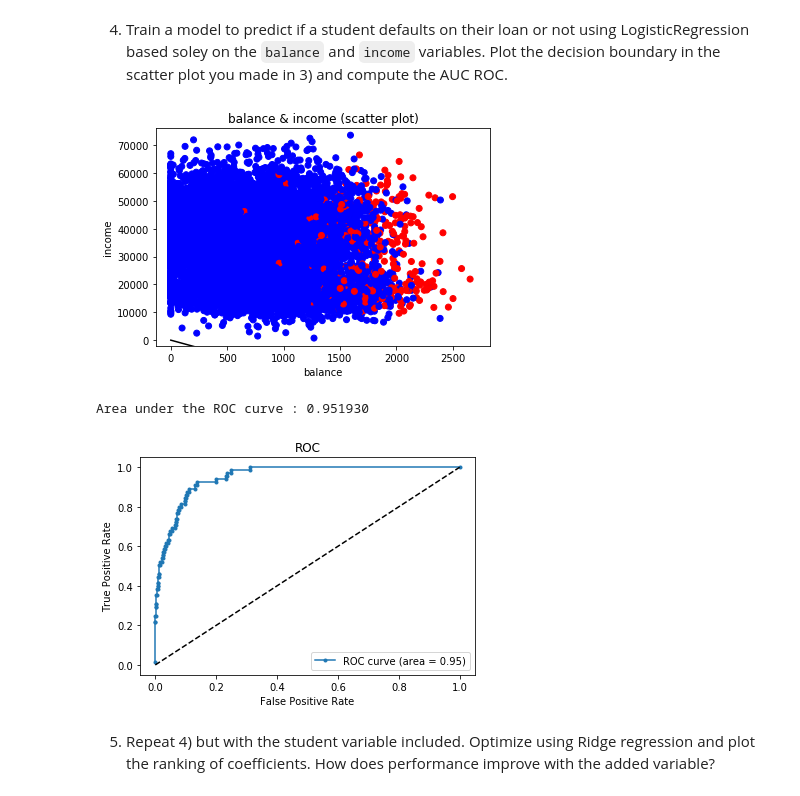
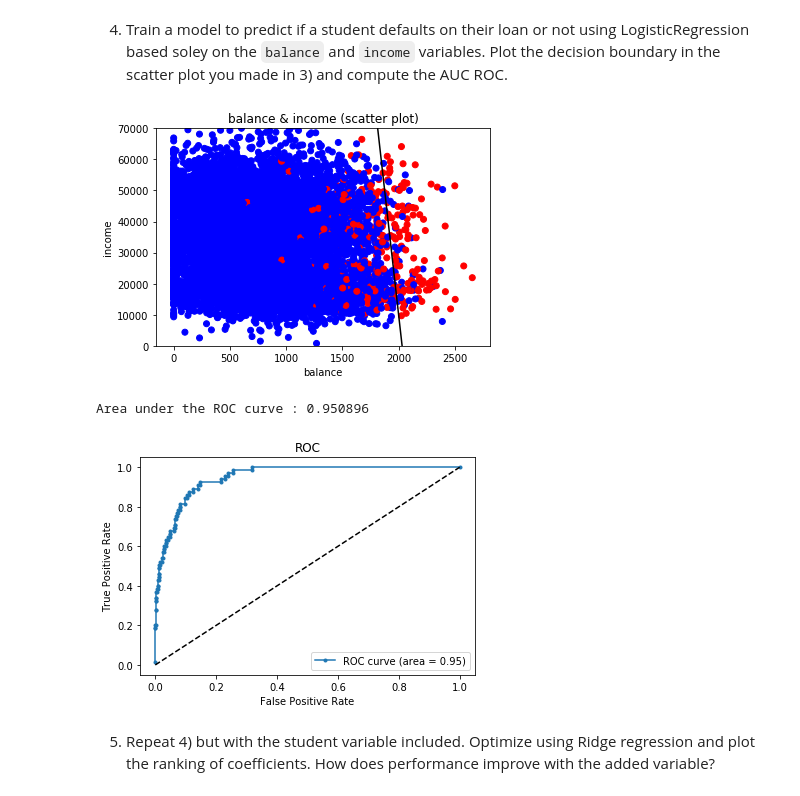
Before and after one commit to Columbia-Intro-Data-Science/python-introduction-at3204, a Jupyter notebook: Homework 3 - Classification.ipynb, the cells around one changed output. Drawn from its saved outputs; the diff is of its cells as text; code cells hidden in the pictures.

```diff
--- a/Homework 3 - Classification.ipynb
+++ b/Homework 3 - Classification.ipynb
@@ -75,25 +75,24 @@ from sklearn.linear_model import LogisticRegression as logregr
 
 X=df[['balance','income']]
 y=df['default']
-scaler = StandardScaler()
-X = scaler.fit_transform(X)
 X_train, X_test, y_train, y_test = train_test_split(X, y, test_size=0.2, random_state=2018)
 reg=logregr(penalty='l1')
 mod=reg.fit(X_train,y_train)
 
 coef=mod.coef_[0]
 b=mod.intercept_
-range_=np.arange(0, 2700, 1)
+range_=np.arange(0, 2600, 1)
 bdry=(b+coef[0]*range_)/-coef[1]
 
+plt.plot(range_,bdry, color='black')
+
+plt.ylim(0, 70000)
 colors={1:"red",0:"blue"}
 plt.scatter(df["balance"],df["income"],c = df["default"].apply(lambda x:colors[x]))
 plt.xlabel("balance")
 plt.ylabel("income")
 plt.title("balance & income (scatter plot)")
 
-plt.plot(range_,bdry, color='black')
-plt.ylim(-2000, 76000)
 plt.show()
 
 
@@ -103,36 +102,36 @@ Y_score = mod.decision_function(X_test)
 fpr,tpr,_ = roc_curve(y_test,Y_score)
 area = auc(fpr,tpr)
 
 def generate_auc(X,y,clf_class,**kwargs):
     # Construct a kfolds object
     random_state = np.random.RandomState(0)
 
     # Choose SVC classifier.
     classifier = clf_class(**kwargs)
     probas_ = classifier.fit(X_train, y_train).predict_proba(X_test)
 
     fpr, tpr, thresholds = roc_curve(y_test, probas_[:, 1])
     roc_auc = auc(fpr, tpr)
     print ("Area under the ROC curve : %f" % roc_auc)
     return fpr, tpr, roc_auc, thresholds
 
 # Generate ROC  for LR with l1 penalty and C=0.1
 fpr,tpr,roc_auc, thresholds = generate_auc(X,y,logregr,C=0.1,penalty='l1')
 def generate_ROCplot(fpr,tpr,label,roc_auc):
     plt.clf()
     plt.plot(fpr, tpr, '.-',label='ROC curve (area = %0.2f)' % roc_auc)
     plt.plot([0, 1], [0, 1], 'k--')
     plt.xlabel('False Positive Rate')
     plt.ylabel('True Positive Rate')
     plt.title('ROC')
     plt.legend(loc="lower right")
     plt.show()
 
 generate_ROCplot(fpr,tpr,'LR',area)
 # %% [output]
-[figure, old version]
+[figure, new version]
-Area under the ROC curve : 0.951930
+Area under the ROC curve : 0.950896
-[figure, old version]
+[figure, new version]
 # %% [markdown]
 5) Repeat 4) but with the student variable included. Optimize using Ridge regression and plot the ranking
 of coefficients.  How does performance improve with the added variable?
```
